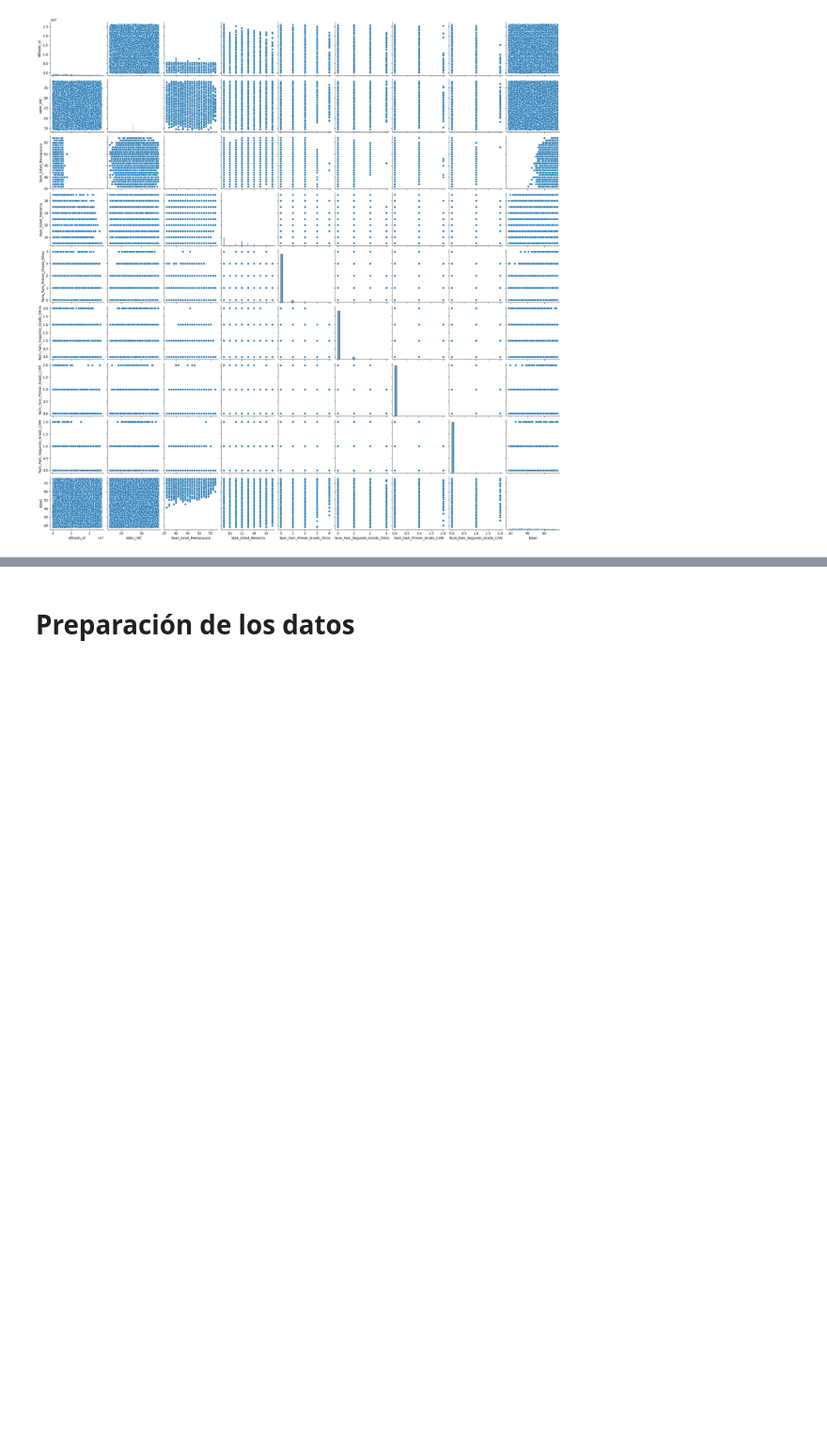
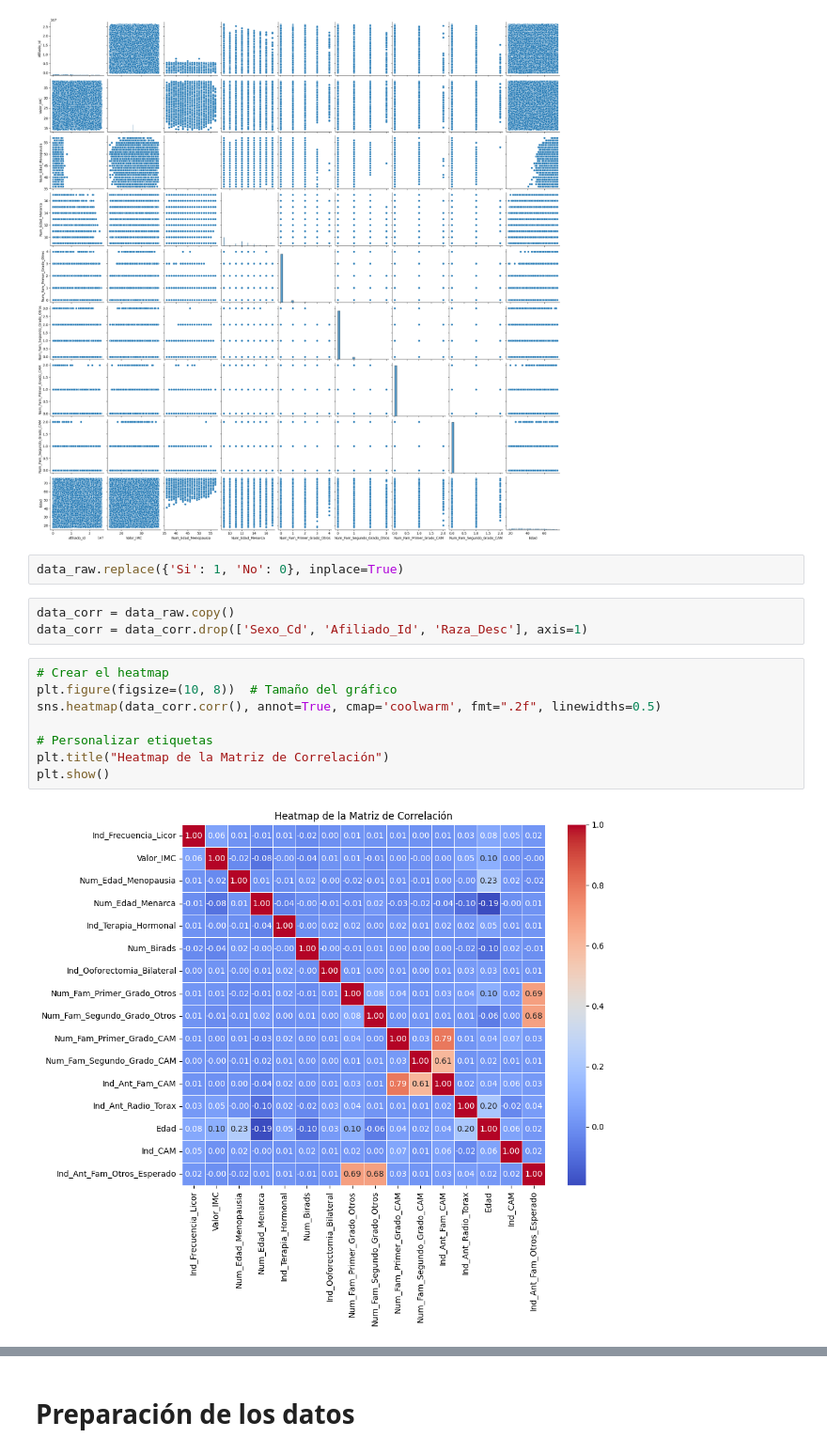
Before and after one commit to jherronr/Modelo_CA_Mama, a Jupyter notebook: Modelo_CA_Mama.ipynb, the cells around one changed output, grey strips where cells are left out. Shown at 94% size. Drawn from its saved outputs; the diff is of its cells as text; blank space fills up the shorter version.

```diff
--- a/Modelo_CA_Mama.ipynb
+++ b/Modelo_CA_Mama.ipynb
@@ -785,3 +980,18 @@ df1=data_raw.select_dtypes(exclude= 'object')
 sns.pairplot(data = df1);
 # %% [output]
 [figure]
+# %%
+data_raw.replace({'Si': 1, 'No': 0}, inplace=True)
+# %%
+data_corr = data_raw.copy()
+data_corr = data_corr.drop(['Sexo_Cd', 'Afiliado_Id', 'Raza_Desc'], axis=1)
+# %%
+# Crear el heatmap
+plt.figure(figsize=(10, 8))  # Tamaño del gráfico
+sns.heatmap(data_corr.corr(), annot=True, cmap='coolwarm', fmt=".2f", linewidths=0.5)
+
+# Personalizar etiquetas
+plt.title("Heatmap de la Matriz de Correlación")
+plt.show()
+# %% [output]
+[figure, added]
```
Also changed, not shown: parts of 68 cells of this notebook, 1 other file.
